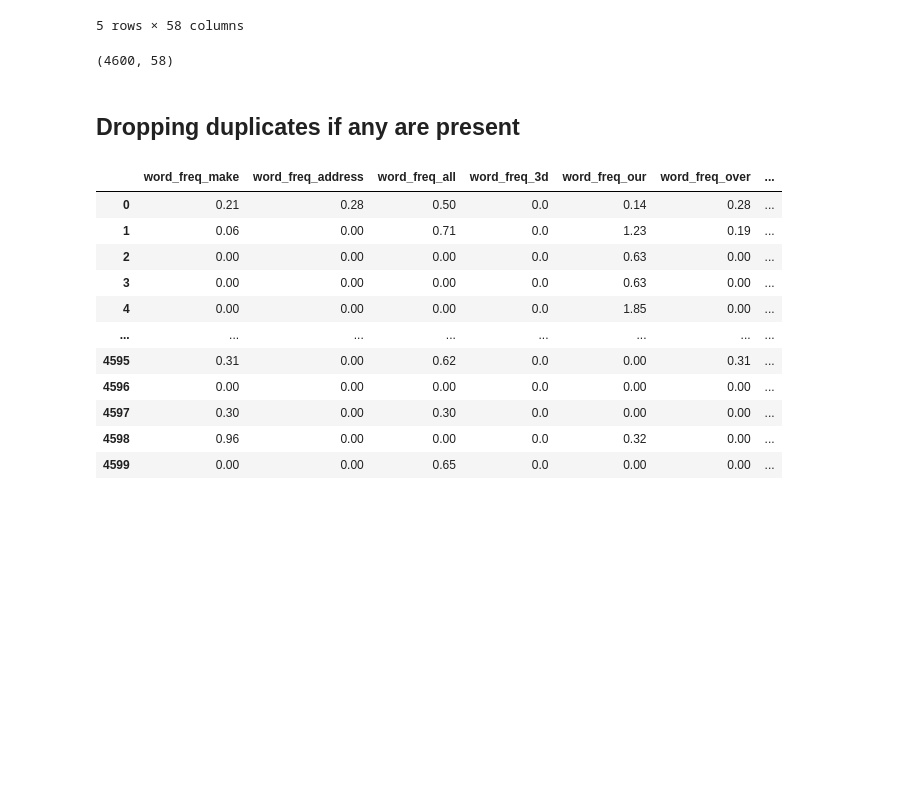
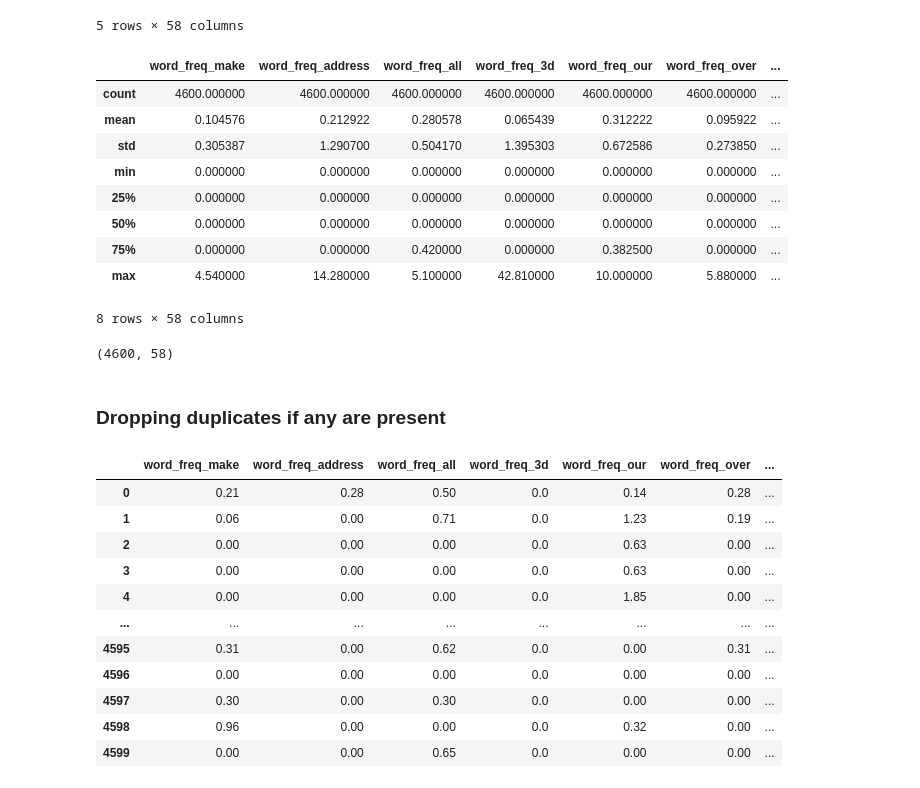
Before and after one commit to suviniV/20210569-machine-learning-cw, a Jupyter notebook: 20210569_2117540_KNN.ipynb, the cells around one changed output. Cells and saved outputs as stored; diff of their text form; code cells hidden in the pictures; blank space fills up the shorter version.

```diff
--- a/20210569_2117540_KNN.ipynb
+++ b/20210569_2117540_KNN.ipynb
@@ -31,13 +35,27 @@ spam_email_data.head()
 | 3 | 0.00 | 0.00 | 0.00 | 0.0 | 0.63 | 0.00 | ... |
 | 4 | 0.00 | 0.00 | 0.00 | 0.0 | 1.85 | 0.00 | ... |
 5 rows × 58 columns
+# %%
+#describing the data set
+spam_email_data.describe()
+# %% [output]
+|  | word_freq_make | word_freq_address | word_freq_all | word_freq_3d | word_freq_our | word_freq_over | ... |
+| count | 4600.000000 | 4600.000000 | 4600.000000 | 4600.000000 | 4600.000000 | 4600.000000 | ... |
+| mean | 0.104576 | 0.212922 | 0.280578 | 0.065439 | 0.312222 | 0.095922 | ... |
+| std | 0.305387 | 1.290700 | 0.504170 | 1.395303 | 0.672586 | 0.273850 | ... |
+| min | 0.000000 | 0.000000 | 0.000000 | 0.000000 | 0.000000 | 0.000000 | ... |
+| 25% | 0.000000 | 0.000000 | 0.000000 | 0.000000 | 0.000000 | 0.000000 | ... |
+| 50% | 0.000000 | 0.000000 | 0.000000 | 0.000000 | 0.000000 | 0.000000 | ... |
+| 75% | 0.000000 | 0.000000 | 0.420000 | 0.000000 | 0.382500 | 0.000000 | ... |
+| max | 4.540000 | 14.280000 | 5.100000 | 42.810000 | 10.000000 | 5.880000 | ... |
+8 rows × 58 columns
 # %%
 #check number of rows and columns in dataset
 spam_email_data.shape
 # %% [output]
 (4600, 58)
 # %% [markdown]
-## Dropping duplicates if any are present
+### Dropping duplicates if any are present
 # %%
 #checking for duplicates and dropping them
 spam_email_data = spam_email_data.drop_duplicates()
```
Also changed, not shown: parts of 39 cells of this notebook, 1 other file.
